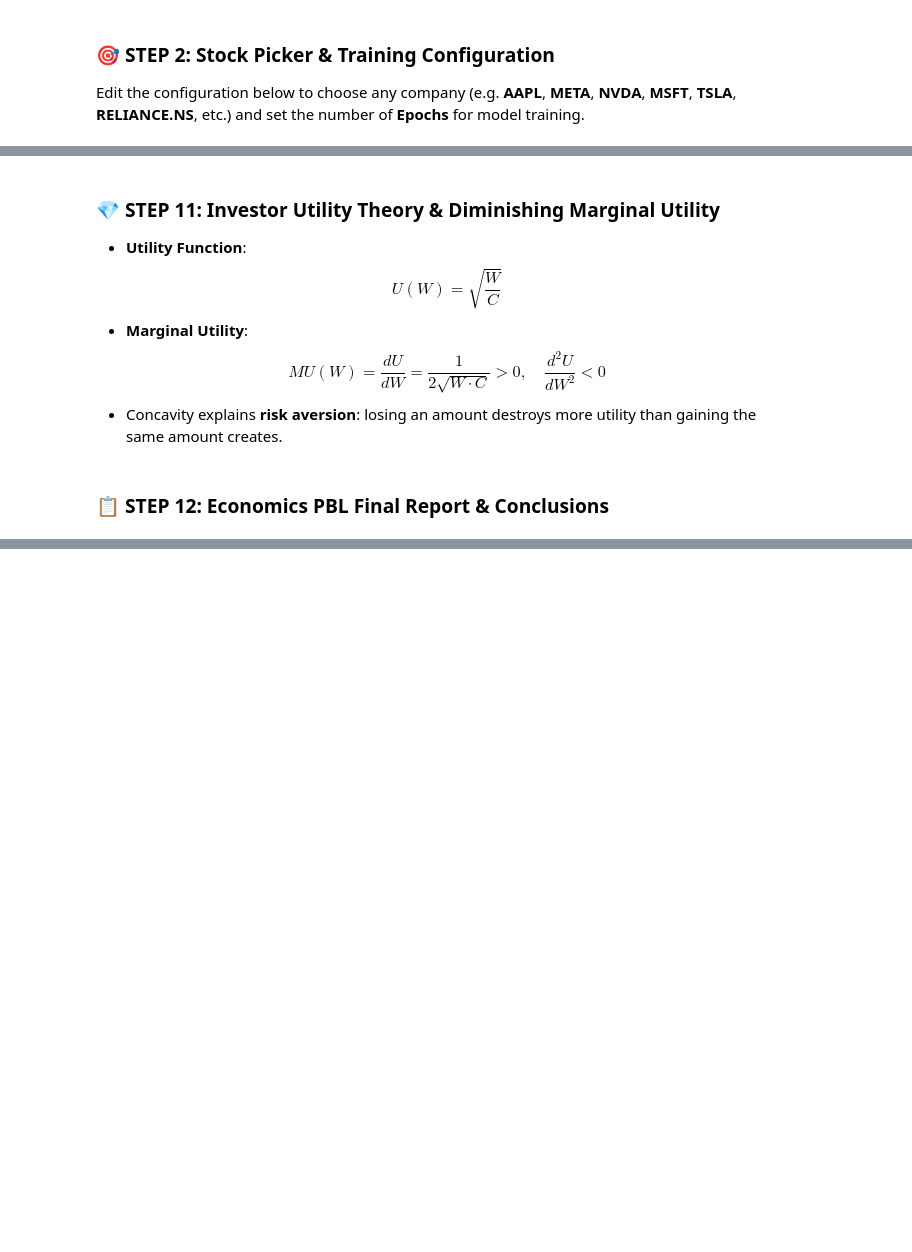
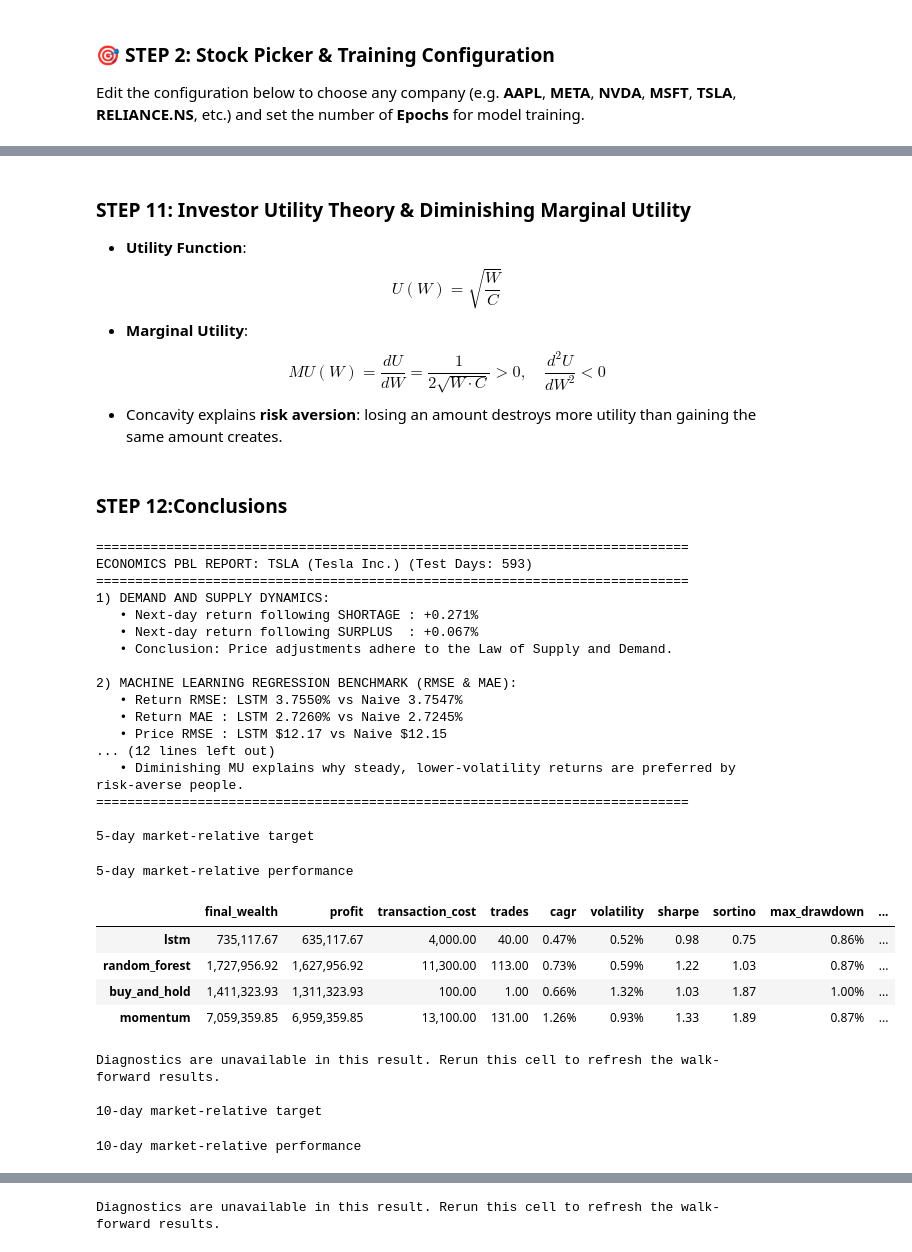
Before and after one commit to chocopog/EcoPBL, a Jupyter notebook: LSTMmodel.ipynb, the cells around one changed output, grey strips where cells are left out. Saved outputs shown, nothing was run; the diff lists cells and outputs as text; code cells hidden in the pictures; blank space fills up the shorter version.

Commit message:
overhauled the entire project, improved LSTM accuracy, introduced 5 and 10 day moving average to better understand how LSTM may be better than buy and hold in bearish markets

```diff
--- a/LSTMmodel.ipynb
+++ b/LSTMmodel.ipynb
@@ -116,7 +107,8 @@ We retrieve market data (Close prices & Trading Volume) via `yfinance`. If offli
 # %%
+#thankyou claude
 def make_synthetic(ticker, n=2800):
     """Fallback generator matching the stock's profile."""
-    rng = np.random.default_rng(SEED)
+    rng = np.random.default_rng(42)
     idx = pd.bdate_range(START_DATE, periods=n)
     vol = meta.get("volatility", 0.018)
     base = meta.get("base_price", 100.0)
@@ -128,18 +120,18 @@ def make_synthetic(ticker, n=2800):
 def load_data(ticker):
     try:
         import yfinance as yf
-        print(f"🌐 Fetching live market data for {ticker} from Yahoo Finance...")
+        print(f"Fetching live market data for {ticker} from yfinance")
         df = yf.download(ticker, start=START_DATE, end=END_DATE, auto_adjust=True, progress=False)
         if isinstance(df.columns, pd.MultiIndex):
             df.columns = df.columns.get_level_values(0)
         df = df[["Close", "Volume"]].dropna()
         if df.empty or len(df) < 100:
             raise ValueError("Insufficient data returned.")
-        print(f"✅ Successfully downloaded {len(df)} trading records for {ticker}.")
+        print(f"Successfully downloaded {len(df)} trading records for {ticker}.")
         return df, f"{ticker} ({COMPANY_NAME})"
     except Exception as e:
-        print(f"⚠️ Notice: Could not download {ticker} via yfinance ({e}).")
-        print("📊 Using realistic market simulation instead.")
+        print(f"Notice: Could not download {ticker} via yfinance ({e}).")
+        print("Using realistic market simulation instead.")
         return make_synthetic(ticker), f"{ticker} (SIMULATED: {COMPANY_NAME})"
 
 raw_df, stock_label = load_data(TICKER)
@@ -561,5 +642,5 @@ strat_results, bh_results = backtest_strategy(test_dates, actual_returns, pred_r
 # %% [markdown]
-### 💎 STEP 11: Investor Utility Theory & Diminishing Marginal Utility
+### STEP 11: Investor Utility Theory & Diminishing Marginal Utility
 - **Utility Function**: $$U(W) = \sqrt{\frac{W}{C}}$$
 - **Marginal Utility**: $$MU(W) = \frac{dU}{dW} = \frac{1}{2\sqrt{W \cdot C}} > 0, \quad \frac{d^2U}{dW^2} < 0$$
 - Concavity explains **risk aversion**: losing an amount destroys more utility than gaining the same amount creates.
@@ -607,7 +688,7 @@ def plot_utility_analysis(w_start, w_strat, w_bh):
 
 du_strat, du_bh = plot_utility_analysis(CAPITAL, strat_results["wealth"][-1], bh_results["wealth"][-1])
 # %% [markdown]
-### 📋 STEP 12: Economics PBL Final Report & Conclusions
+### STEP 12:Conclusions
 # %%
 hit_dir = float(np.mean(np.sign(pred_returns) == np.sign(actual_returns)))
 up_ratio = float(np.mean(actual_returns > 0))
@@ -616,34 +697,84 @@ train_data = dataset.iloc[:split_idx]
 shortage_ret = train_data.loc[train_data["excess_demand"] > 0, "target"].mean() * 100
 surplus_ret = train_data.loc[train_data["excess_demand"] < 0, "target"].mean() * 100
 
 print("=" * 76)
-print(f"📊 ECONOMICS PBL REPORT: {stock_label} (Test Days: {len(actual_returns)})")
+print(f"ECONOMICS PBL REPORT: {stock_label} (Test Days: {len(actual_returns)})")
 print("=" * 76)
 print("1) DEMAND AND SUPPLY DYNAMICS:")
-print(f"   • Next-day return following SHORTAGE (Excess Demand > 0): {shortage_ret:+.3f}%")
-print(f"   • Next-day return following SURPLUS  (Excess Demand < 0): {surplus_ret:+.3f}%")
+print(f"   • Next-day return following SHORTAGE : {shortage_ret:+.3f}%")
+print(f"   • Next-day return following SURPLUS  : {surplus_ret:+.3f}%")
 if shortage_ret > surplus_ret:
     print("   • Conclusion: Price adjustments adhere to the Law of Supply and Demand.")
 else:
     print("   • Conclusion: Rapid market arbitrage balances short-term volume imbalances quickly.")
 
 print("\n2) MACHINE LEARNING REGRESSION BENCHMARK (RMSE & MAE):")
 print(f"   • Return RMSE: LSTM {return_rmse_lstm:.4f}% vs Naive {return_rmse_naive:.4f}%")
 print(f"   • Return MAE : LSTM {mae(actual_returns, pred_returns)*100:.4f}% vs Naive {mae(actual_returns, 0)*100:.4f}%")
 print(f"   • Price RMSE : LSTM {CURRENCY}{price_rmse_lstm:.2f} vs Naive {CURRENCY}{price_rmse_naive:.2f}")
 print(f"   • Directional Accuracy: {hit_dir:.1%} (Market upward rate: {up_ratio:.1%})")
 
 print(f"\n3) FIRM ECONOMICS: Revenue, Costs & Profit (Initial Capital: {CURRENCY}{CAPITAL:,}):")
 print(f"   {'Strategy':18s}{'Revenue':>12s}{'Cost':>10s}{'Profit':>12s}{'Trades':>8s}{'Final Wealth':>16s}")
 for nm, d in [("LSTM Strategy", strat_results), ("Buy & Hold", bh_results)]:
     print(f"   {nm:18s}{CURRENCY}{d['tr']:>11,.0f}{CURRENCY}{d['tc']:>9,.0f}{CURRENCY}{d['profit']:>11,.0f}{d['trades']:>8d}"
           f"{CURRENCY}{d['wealth'][-1]:>15,.0f}")
 if strat_results["trades"] > 0:
     print(f"   • Average Revenue per Trade : {CURRENCY}{strat_results['tr'] / strat_results['trades']:,.0f}")
     print(f"   • Marginal Cost per Trade   : {CURRENCY}{CAPITAL * TC_RATE:,.0f}")
 
 print(f"\n4) INVESTOR UTILITY ANALYSIS:")
 print(f"   • Net Utility Change (LSTM Strategy) : {du_strat:+.4f} utils")
 print(f"   • Net Utility Change (Buy & Hold)    : {du_bh:+.4f} utils")
-print("   • Diminishing Marginal Utility explains why steady, lower-volatility returns are preferred by risk-averse agents.")
+print("   • Diminishing MU explains why steady, lower-volatility returns are preferred by risk-averse people.")
 print("=" * 76)
+
+# Walk-forward classification: market-relative 5/10-day targets, LSTM, Random Forest, regimes, and risk metrics.
+from strategy import run_walk_forward, benchmark_ticker
+from plots import plot_walk_forward_diagnostics
+from data import load_data
+benchmark_symbol = benchmark_ticker(TICKER)
+benchmark_df, _, _ = load_data(benchmark_symbol, START_DATE, END_DATE)
+walk_forward_results = {str(h): run_walk_forward(raw_df, benchmark_df, CAPITAL, TC_RATE, EPOCHS, h) for h in (5, 10)}
+for horizon, result in walk_forward_results.items():
+    print(f"\n{horizon}-day market-relative target")
+    report = pd.DataFrame(result["walk_forward"]).T
+    percentage_columns = ["cagr", "volatility", "max_drawdown", "win_rate", "turnover"]
+    currency_columns = ["final_wealth", "profit", "transaction_cost"]
+    format_map = {column: "{:,.2f}" for column in report.columns}
+    format_map.update({column: "{:,.2f}%" for column in percentage_columns if column in report})
+    format_map.update({column: "{:,.2f}" for column in currency_columns if column in report})
+    display(report.style.format(format_map, na_rep="-").set_caption(f"{horizon}-day market-relative performance"))
+    diagnostics = result.get("_diagnostics", [])
+    if diagnostics:
+        plot_walk_forward_diagnostics(diagnostics, result["walk_forward"], CURRENCY, f"{OUT_DIR}/{horizon}_day_diagnostics.png")
+    else:
+        print("Diagnostics are unavailable in this result. Rerun this cell to refresh the walk-forward results.")
+# %% [output]
+============================================================================
+ECONOMICS PBL REPORT: TSLA (Tesla Inc.) (Test Days: 593)
+============================================================================
+1) DEMAND AND SUPPLY DYNAMICS:
+   • Next-day return following SHORTAGE : +0.271%
+   • Next-day return following SURPLUS  : +0.067%
+   • Conclusion: Price adjustments adhere to the Law of Supply and Demand.
+
+2) MACHINE LEARNING REGRESSION BENCHMARK (RMSE & MAE):
+   • Return RMSE: LSTM 3.7550% vs Naive 3.7547%
+   • Return MAE : LSTM 2.7260% vs Naive 2.7245%
+   • Price RMSE : LSTM $12.17 vs Naive $12.15
+... (12 lines left out)
+   • Diminishing MU explains why steady, lower-volatility returns are preferred by risk-averse people.
+============================================================================
+
+5-day market-relative target
+5-day market-relative performance
+|  | final_wealth | profit | transaction_cost | trades | cagr | volatility | sharpe | sortino | max_drawdown | ... |
+| lstm | 735,117.67 | 635,117.67 | 4,000.00 | 40.00 | 0.47% | 0.52% | 0.98 | 0.75 | 0.86% | ... |
+| random_forest | 1,727,956.92 | 1,627,956.92 | 11,300.00 | 113.00 | 0.73% | 0.59% | 1.22 | 1.03 | 0.87% | ... |
+| buy_and_hold | 1,411,323.93 | 1,311,323.93 | 100.00 | 1.00 | 0.66% | 1.32% | 1.03 | 1.87 | 1.00% | ... |
+| momentum | 7,059,359.85 | 6,959,359.85 | 13,100.00 | 131.00 | 1.26% | 0.93% | 1.33 | 1.89 | 0.87% | ... |
+Diagnostics are unavailable in this result. Rerun this cell to refresh the walk-forward results.
+
+10-day market-relative target
+10-day market-relative performance
@@ -649,0 +786 @@ print("=" * 76)
+Diagnostics are unavailable in this result. Rerun this cell to refresh the walk-forward results.
```
Also changed, not shown: parts of 28 cells of this notebook, 17 other files.
